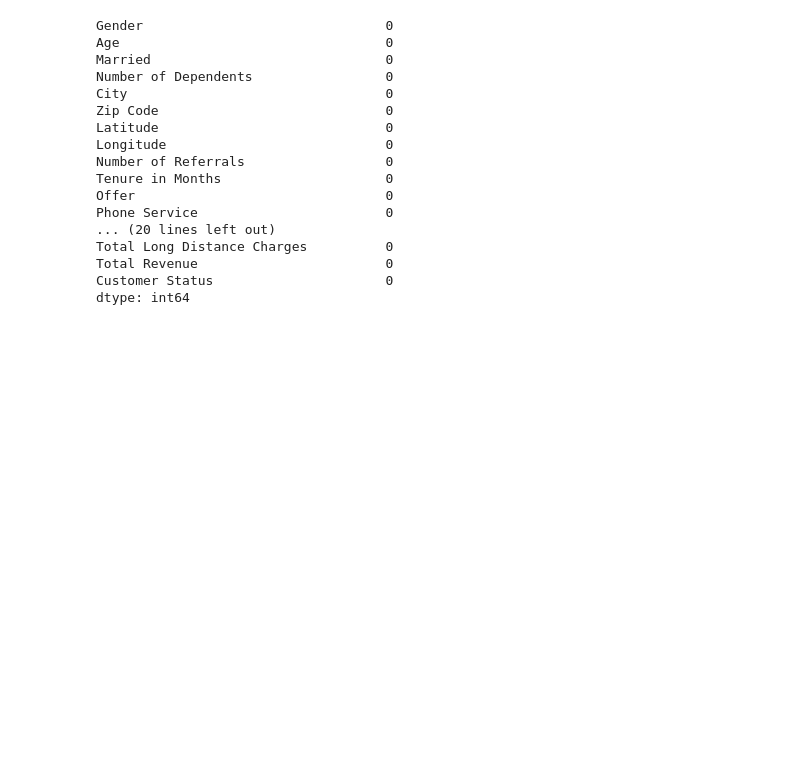
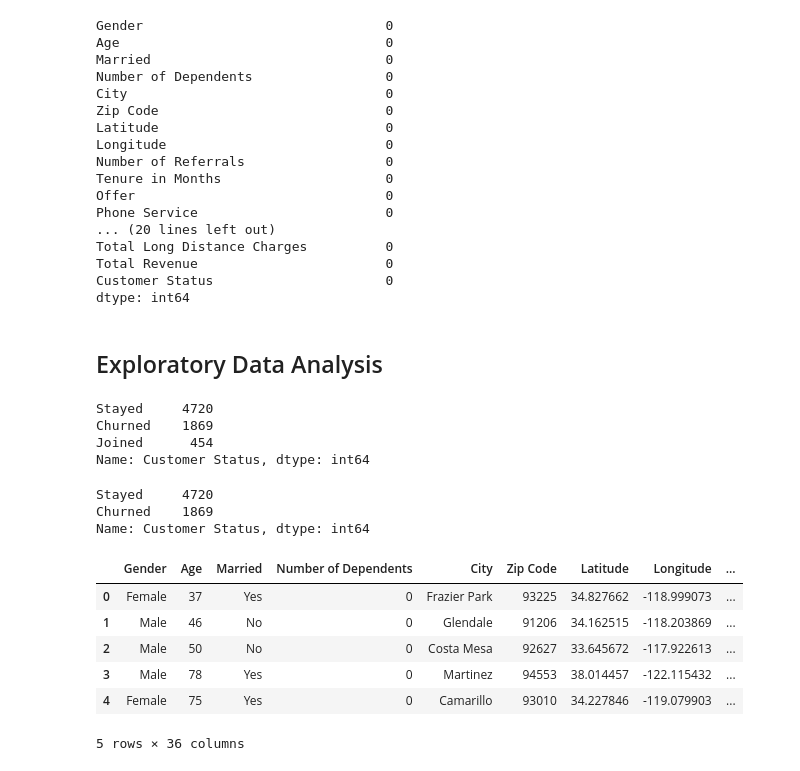
Before and after one commit to KoriMigan/Churn-Telecom-Project, a Jupyter notebook: index.ipynb, the cells around one changed output. Cells and saved outputs as stored; diff of their text form; code cells hidden in the pictures; blank space fills up the shorter version.

```diff
--- a/index.ipynb
+++ b/index.ipynb
@@ -268,3 +264,12 @@ Total Long Distance Charges          0
 Total Revenue                        0
 Customer Status                      0
 dtype: int64
+# %% [markdown]
+## Exploratory Data Analysis
+# %%
+df['Customer Status'].value_counts()
+# %% [output]
+Stayed     4720
+Churned    1869
+Joined      454
+Name: Customer Status, dtype: int64
@@ -270,0 +278,37 @@ dtype: int64
+# %%
+df['Customer Status'].value_counts()
+# %% [output]
+Stayed     4720
+Churned    1869
+Name: Customer Status, dtype: int64
+# %%
+def create_numeric_column(df, column_name, new_column_name, mapping_dict):
+    """
+    Create a new column with numeric representation based on the content of another column.
+
+    Args:
+        df (DataFrame): The DataFrame containing the data.
+        column_name (str): The name of the column to transform.
+        new_column_name (str): The name of the new column to be created.
+        mapping_dict (dict): A dictionary mapping content values to their numeric representations.
+
+    Returns:
+        DataFrame: The updated DataFrame with the new column added.
+    """
+
+    # Create the new column by mapping the values from 'column_name' using the dictionary
+    df[new_column_name] = df[column_name].map(mapping_dict)
+
+    return df
+# %%
+mapping_dict = {'Stayed': 0, 'Churned': 1}
+df= create_numeric_column(df, 'Customer Status', 'Category', mapping_dict)
+df.head()
+# %% [output]
+|  | Gender | Age | Married | Number of Dependents | City | Zip Code | Latitude | Longitude | ... |
+| 0 | Female | 37 | Yes | 0 | Frazier Park | 93225 | 34.827662 | -118.999073 | ... |
+| 1 | Male | 46 | No | 0 | Glendale | 91206 | 34.162515 | -118.203869 | ... |
+| 2 | Male | 50 | No | 0 | Costa Mesa | 92627 | 33.645672 | -117.922613 | ... |
+| 3 | Male | 78 | Yes | 0 | Martinez | 94553 | 38.014457 | -122.115432 | ... |
+| 4 | Female | 75 | Yes | 0 | Camarillo | 93010 | 34.227846 | -119.079903 | ... |
+5 rows × 36 columns
```
Also changed, not shown: parts of 5 cells of this notebook.
